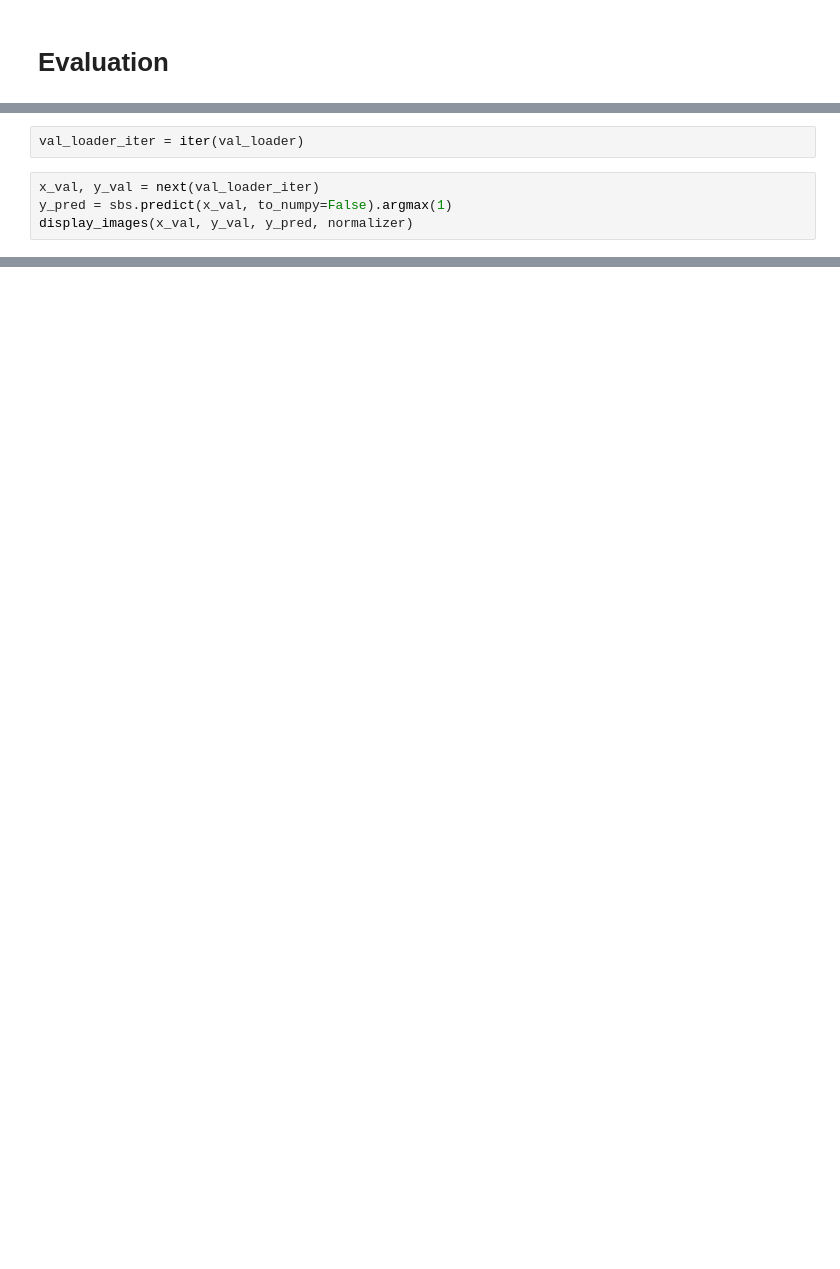
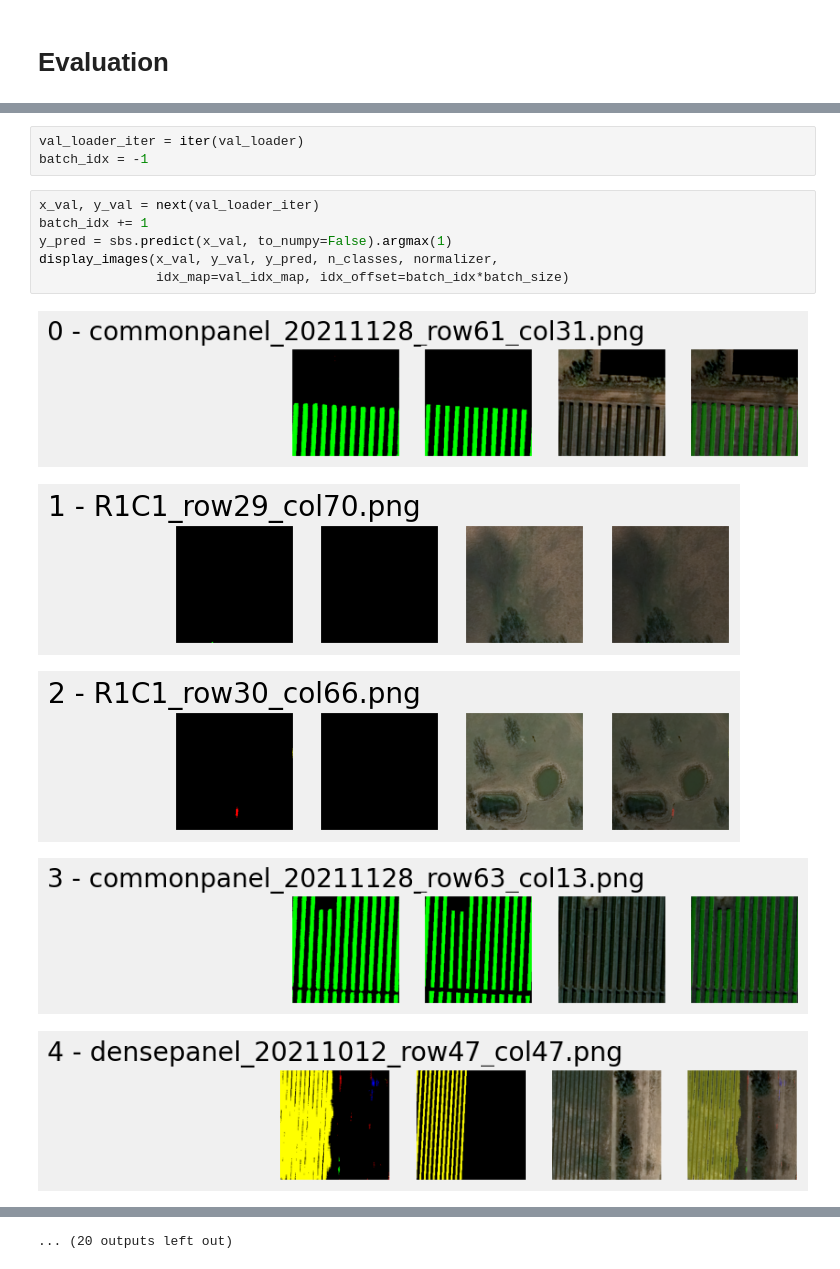
Before and after one commit to nesaboz/solar, a Jupyter notebook: pycode/main_bare_bones.ipynb, the cells around one changed output, grey strips where cells are left out. Drawn from its saved outputs; the diff is of its cells as text; blank space fills up the shorter version.

```diff
--- a/pycode/main_bare_bones.ipynb
+++ b/pycode/main_bare_bones.ipynb
@@ -76,6 +101,15 @@ sbs.save_checkpoint(run_folder / (get_current_datetime() + '_' + 'checkpoint_jac
 # %%
 val_loader_iter = iter(val_loader)
+batch_idx = -1
 # %%
 x_val, y_val = next(val_loader_iter)
+batch_idx += 1
 y_pred = sbs.predict(x_val, to_numpy=False).argmax(1)
-display_images(x_val, y_val, y_pred, normalizer)
+display_images(x_val, y_val, y_pred, n_classes, normalizer,
+               idx_map=val_idx_map, idx_offset=batch_idx*batch_size)
+# %% [output]
+[figure, added]
+[figure, added]
+[figure, added]
+[figure, added]
+[figure, added]
@@ -82 +123,2 @@ display_images(x_val, y_val, y_pred, normalizer)
+... (20 outputs left out)
 # %%
```
Also changed, not shown: parts of 9 cells of this notebook, 4 other files.
